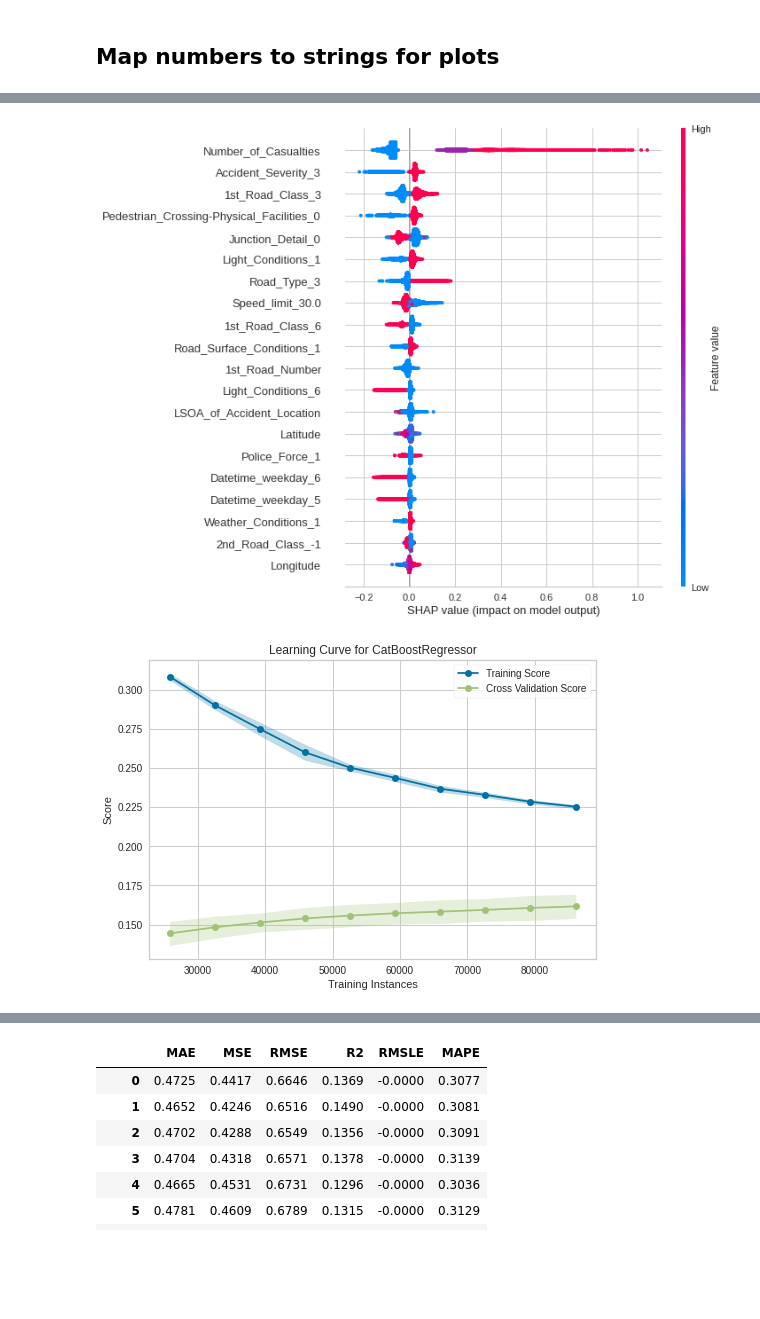
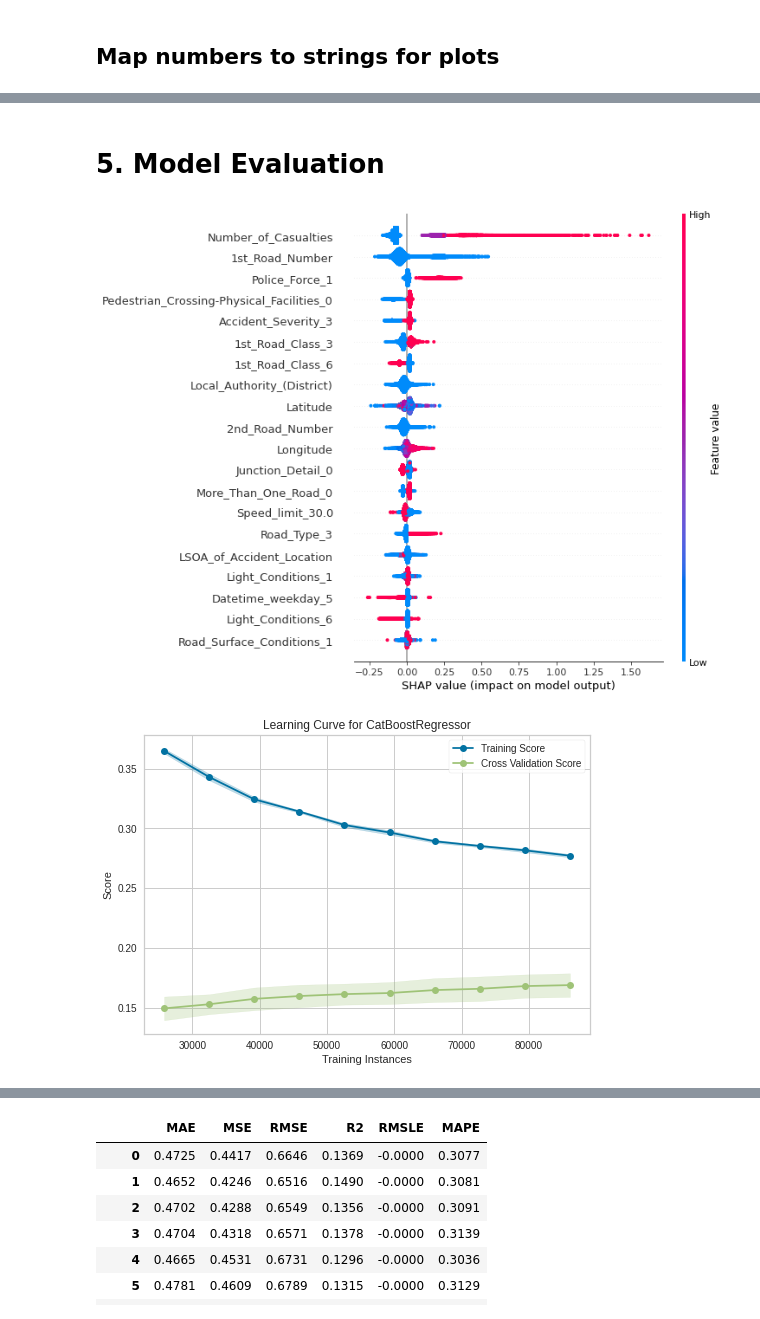
Before and after one commit to iamjakkie/RoadSafety, a Jupyter notebook: Number of Vehicles predictions.ipynb, the cells around one changed output, grey strips where cells are left out. Cells and saved outputs as stored; diff of their text form; code cells hidden in the pictures; blank space fills up the shorter version.

```diff
--- a/Number of Vehicles predictions.ipynb
+++ b/Number of Vehicles predictions.ipynb
@@ -503,8 +754,10 @@ tuned_CBR = tune_model(CBR,n_iter = 50)
+# %% [markdown]
+# 5. Model Evaluation
 # %%
-interpret_model(tuned_CBR)
+interpret_model(CBR)
 # %% [output]
-[figure, old version]
+[figure, new version]
 # %%
-plot_model(tuned_CBR, 'learning')
+plot_model(CBR, 'learning')
 # %% [output]
-[figure, old version]
+[figure, new version]
```
Also changed, not shown: parts of 80 cells of this notebook, 1 other file.
